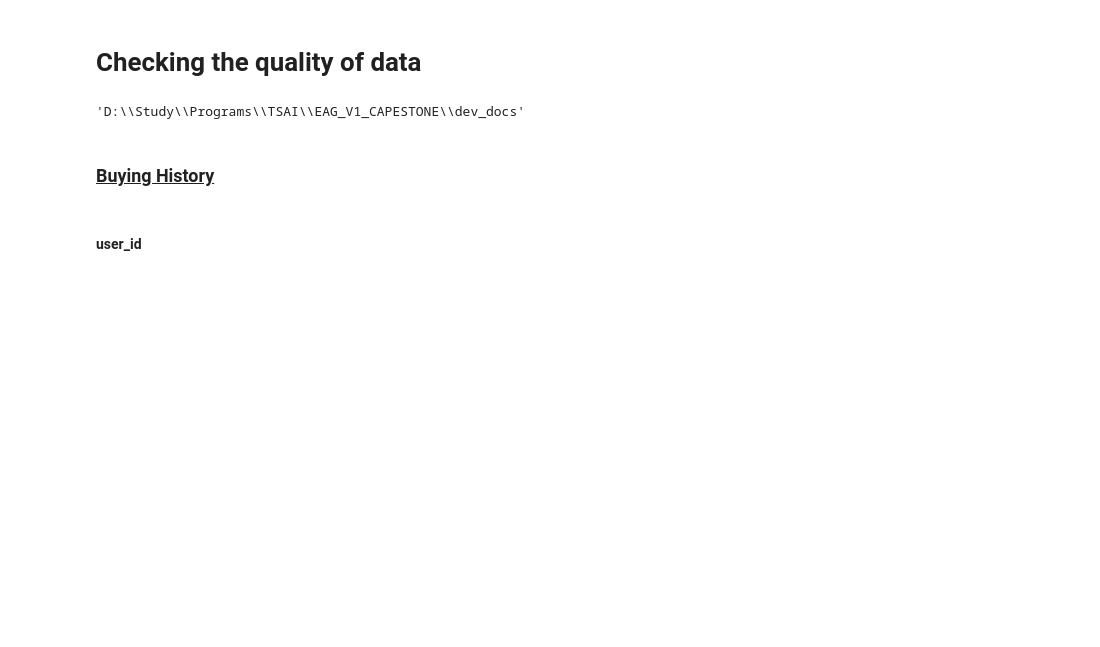
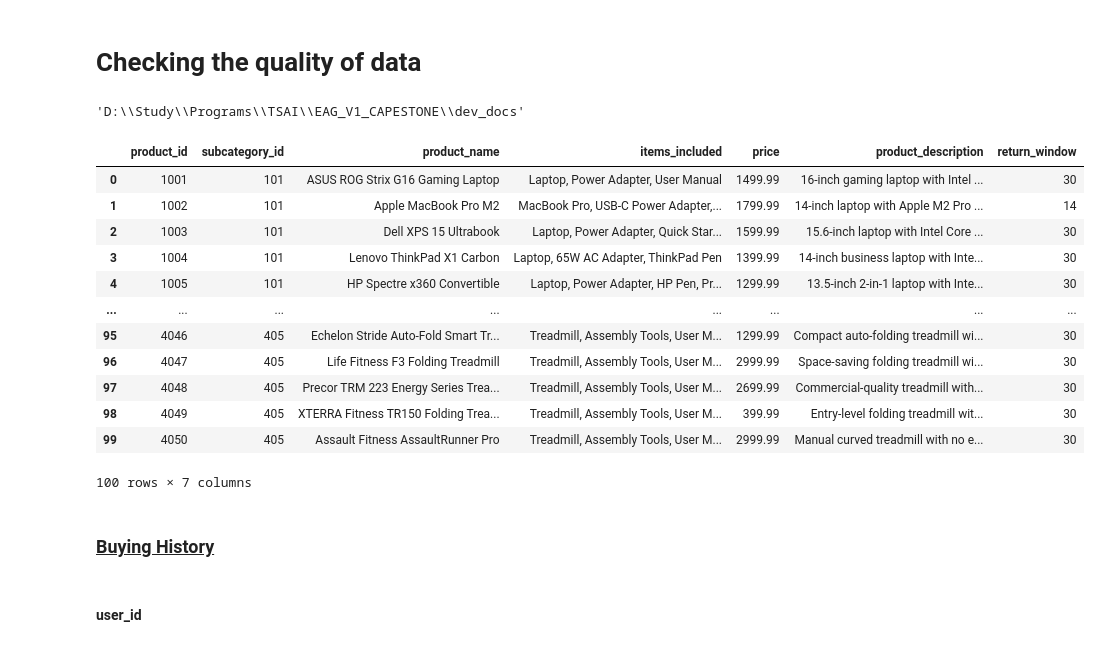
Before and after one commit to bhattacharjeeajay12/EAG_V1_CAPESTONE, a Jupyter notebook: dev_docs/test.ipynb, the cells around one changed output. Cells and saved outputs as stored; diff of their text form; code cells hidden in the pictures; blank space fills up the shorter version.

```diff
--- a/dev_docs/test.ipynb
+++ b/dev_docs/test.ipynb
@@ -47,3 +49,19 @@ review_df = pd.read_json(os.path.join(r"data", "data_from_llm", "review.json"))
+# %%
+product_df
+# %% [output]
+|  | product_id | subcategory_id | product_name | items_included | price | product_description | return_window |
+| 0 | 1001 | 101 | ASUS ROG Strix G16 Gaming Laptop | Laptop, Power Adapter, User Manual | 1499.99 | 16-inch gaming laptop with Intel ... | 30 |
+| 1 | 1002 | 101 | Apple MacBook Pro M2 | MacBook Pro, USB-C Power Adapter,... | 1799.99 | 14-inch laptop with Apple M2 Pro ... | 14 |
+| 2 | 1003 | 101 | Dell XPS 15 Ultrabook | Laptop, Power Adapter, Quick Star... | 1599.99 | 15.6-inch laptop with Intel Core ... | 30 |
+| 3 | 1004 | 101 | Lenovo ThinkPad X1 Carbon | Laptop, 65W AC Adapter, ThinkPad Pen | 1399.99 | 14-inch business laptop with Inte... | 30 |
+| 4 | 1005 | 101 | HP Spectre x360 Convertible | Laptop, Power Adapter, HP Pen, Pr... | 1299.99 | 13.5-inch 2-in-1 laptop with Inte... | 30 |
+| ... | ... | ... | ... | ... | ... | ... | ... |
+| 95 | 4046 | 405 | Echelon Stride Auto-Fold Smart Tr... | Treadmill, Assembly Tools, User M... | 1299.99 | Compact auto-folding treadmill wi... | 30 |
+| 96 | 4047 | 405 | Life Fitness F3 Folding Treadmill | Treadmill, Assembly Tools, User M... | 2999.99 | Space-saving folding treadmill wi... | 30 |
+| 97 | 4048 | 405 | Precor TRM 223 Energy Series Trea... | Treadmill, Assembly Tools, User M... | 2699.99 | Commercial-quality treadmill with... | 30 |
+| 98 | 4049 | 405 | XTERRA Fitness TR150 Folding Trea... | Treadmill, Assembly Tools, User M... | 399.99 | Entry-level folding treadmill wit... | 30 |
+| 99 | 4050 | 405 | Assault Fitness AssaultRunner Pro | Treadmill, Assembly Tools, User M... | 2999.99 | Manual curved treadmill with no e... | 30 |
+100 rows × 7 columns
 # %% [markdown]
 ### <u>Buying History</u>
 # %% [markdown]
```
Also changed, not shown: parts of 1 cell of this notebook, 4 other files.
